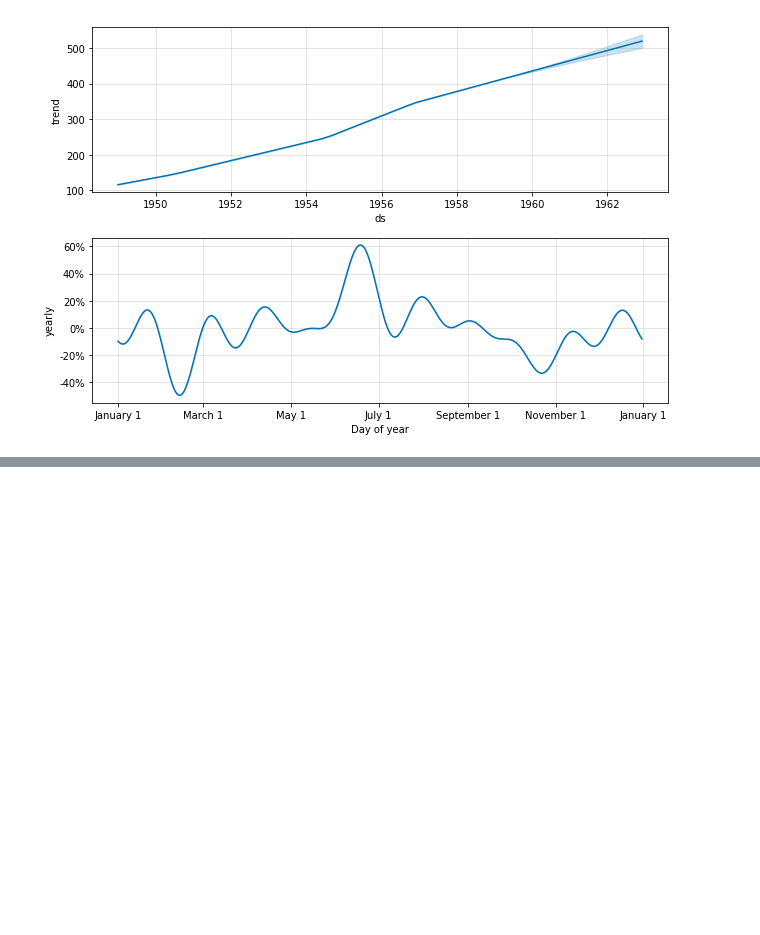
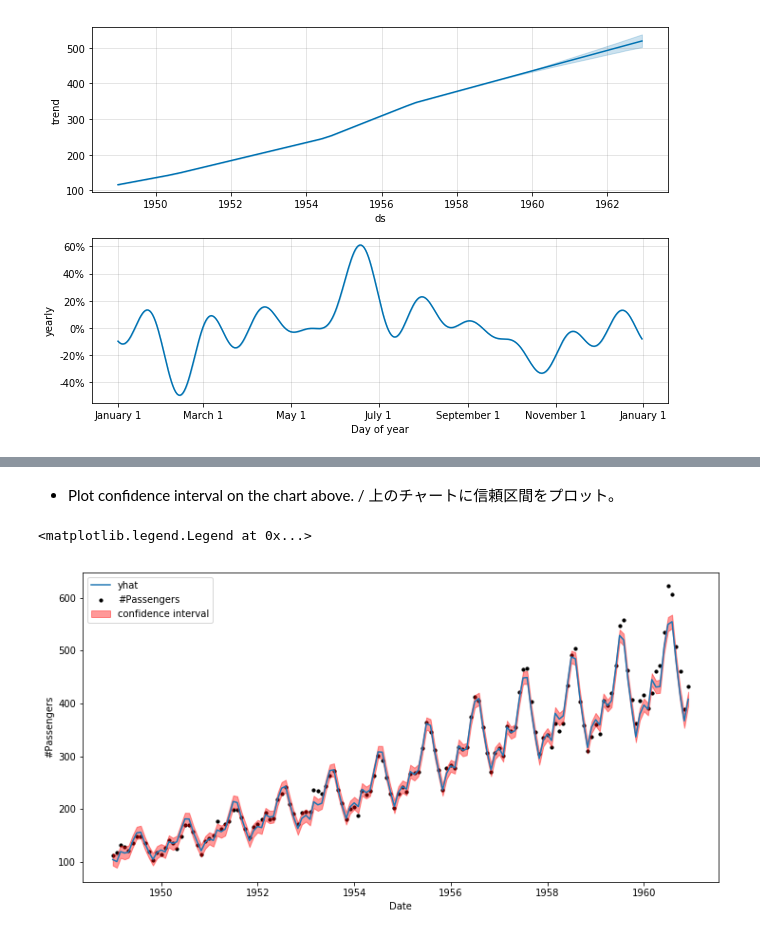
Before and after one commit to okagen/study, a Jupyter notebook: studyGoogleColaboratory.ipynb, the cells around one changed output, grey strips where cells are left out. Cells and saved outputs as stored; diff of their text form; code cells hidden in the pictures; blank space fills up the shorter version.

```diff
--- a/studyGoogleColaboratory.ipynb
+++ b/studyGoogleColaboratory.ipynb
@@ -158,0 +207,19 @@ fig = m.plot_components(forecast)
+# %% [markdown]
+  - Plot confidence interval on the chart above. / 上のチャートに信頼区間をプロット。
+# %%
+plt.figure(figsize=(12,6))
+plt.scatter(df.index, df["#Passengers"], color = "black", s = 10)
+plt.plot(forecast["ds"][:144], forecast["yhat"][:144])
+
+plt.fill_between(df.index,
+                 forecast["yhat_upper"][:144],
+                 forecast["yhat_lower"][:144],
+                 color="red", alpha = .4, label ="confidence interval"
+                )
+
+plt.xlabel("Date")
+plt.ylabel("#Passengers")
+plt.legend()
+# %% [output]
+<matplotlib.legend.Legend at 0x...>
+[figure, added]
```
Also changed, not shown: parts of 8 cells of this notebook.
